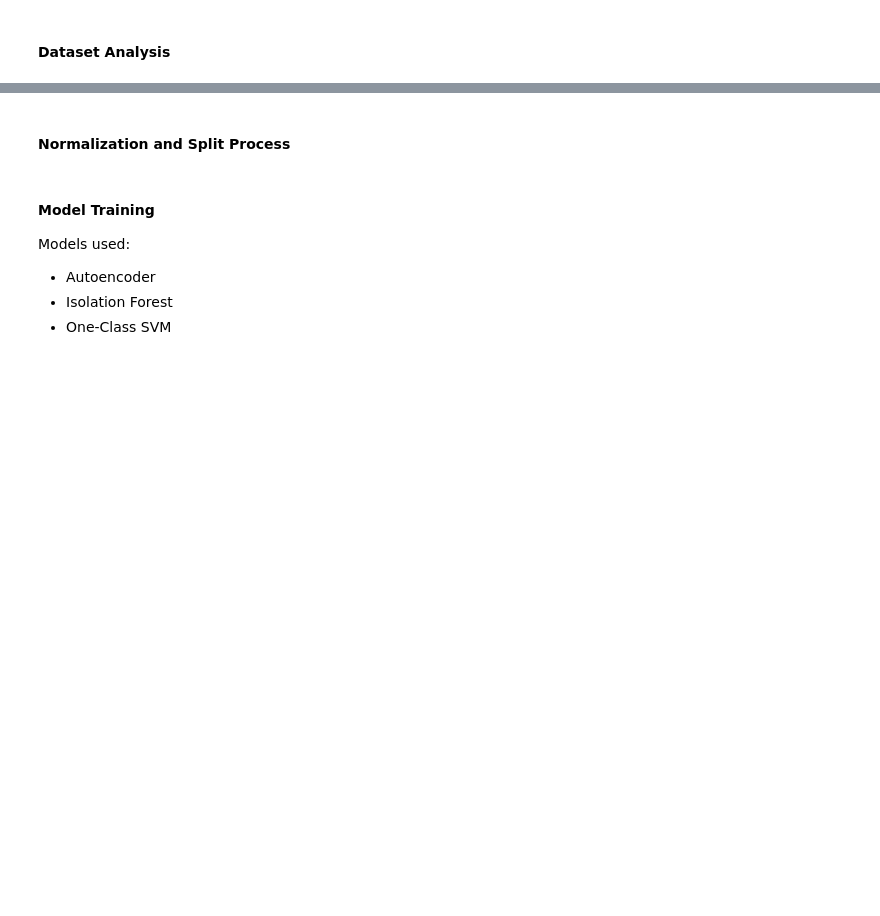
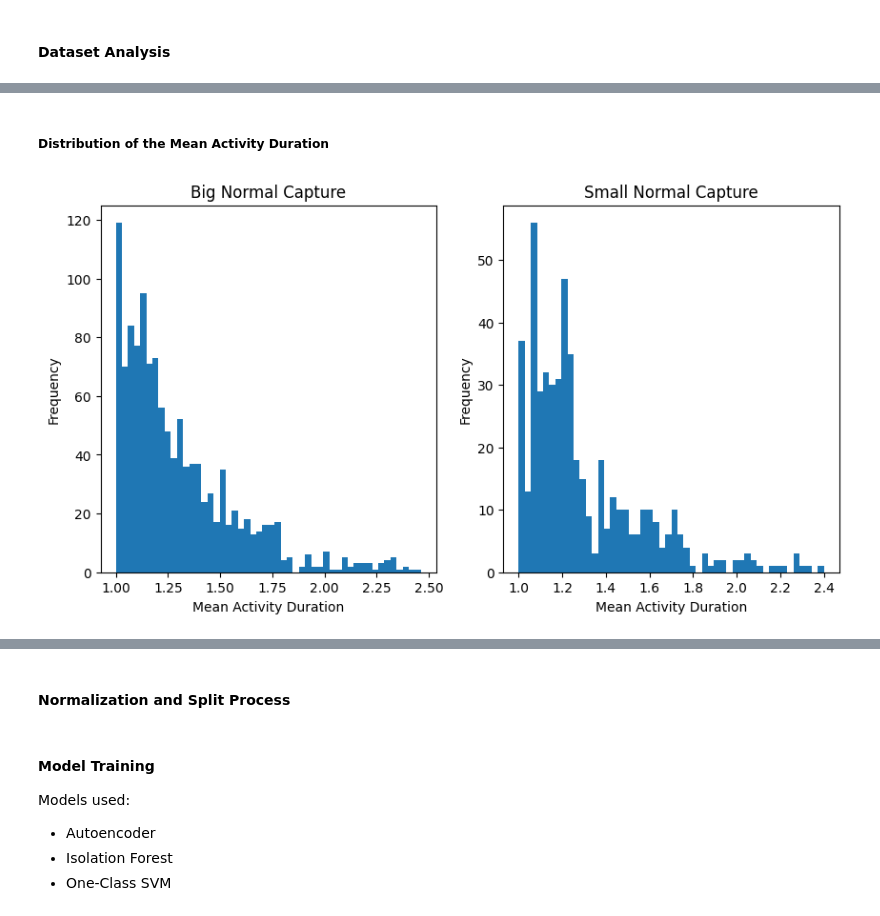
Before and after one commit to NiMouh/discord_exfiltration, a Jupyter notebook: src/modeling.ipynb, the cells around one changed output, grey strips where cells are left out. Drawn from its saved outputs; the diff is of its cells as text; code cells hidden in the pictures; blank space fills up the shorter version.

```diff
--- a/src/modeling.ipynb
+++ b/src/modeling.ipynb
@@ -38,0 +81,17 @@ Discord After Cleaning (1207, 23)
+# %% [markdown]
+##### Distribution of the Mean Activity Duration
+# %%
+plt.figure(figsize=(10, 5))
+plt.subplot(1, 2, 1)
+plt.hist(discord_normal_observation_dataset['mean_activity_duration'], bins=50)
+plt.title('Big Normal Capture')
+plt.xlabel('Mean Activity Duration')
+plt.ylabel('Frequency')
+plt.subplot(1, 2, 2)
+plt.hist(discord_small_normal_observation_dataset['mean_activity_duration'], bins=50)
+plt.title('Small Normal Capture')
+plt.xlabel('Mean Activity Duration')
+plt.ylabel('Frequency')
+plt.show()
+# %% [output]
+[figure, added]
```
Also changed, not shown: parts of 19 cells of this notebook, 3 other files.
